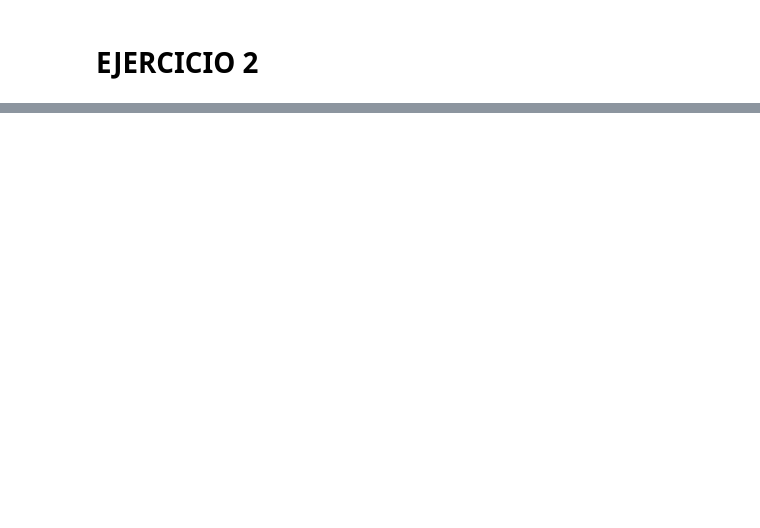
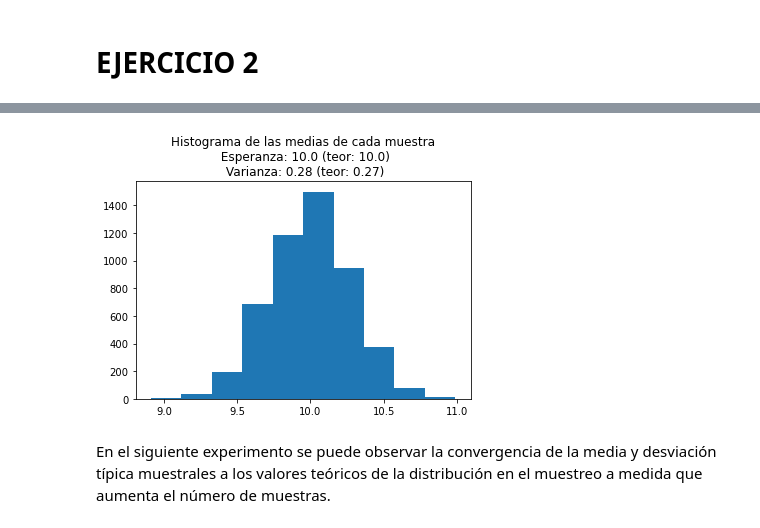
Before and after one commit to danielp2797/UAM-Big-Data-21-22, a Jupyter notebook: estadistica/practica2/perezefremovadaniel_p2.ipynb, the cells around one changed output, grey strips where cells are left out. Saved outputs shown, nothing was run; the diff lists cells and outputs as text; code cells hidden in the pictures; blank space fills up the shorter version.

```diff
--- a/estadistica/practica2/perezefremovadaniel_p2.ipynb
+++ b/estadistica/practica2/perezefremovadaniel_p2.ipynb
@@ -151,0 +269,19 @@ plt.show()
+# %%
+np.random.seed(0)
+
+tamano_muestra, num_muestras = 100, 5000 #dimensiones del experimento
+n, p = 40, .25 # parametros binomial
+
+valor_teorico_sigma = np.sqrt(n*p*(1-p)/tamano_muestra)
+valor_teorico_mu = n*p
+
+muestras_binomiales = np.random.binomial(n=n, p=p, size=(tamano_muestra, num_muestras))
+esperanzas = np.mean(muestras_binomiales, axis=0)
+
+plt.hist(esperanzas)
+plt.title(f'Histograma de las medias de cada muestra\n Esperanza: {round(np.mean(esperanzas), 2)} (teor: {round(valor_teorico_mu, 2)})\n Varianza: {round(np.std(esperanzas), 2)} (teor: {round(valor_teorico_sigma, 2)})')
+plt.show()
+# %% [output]
+[figure, added]
+# %% [markdown]
+En el siguiente experimento se puede observar la convergencia de la media y desviación típica muestrales a los valores teóricos de la distribución en el muestreo a medida que aumenta el número de muestras.
```
Also changed, not shown: parts of 23 cells of this notebook.
